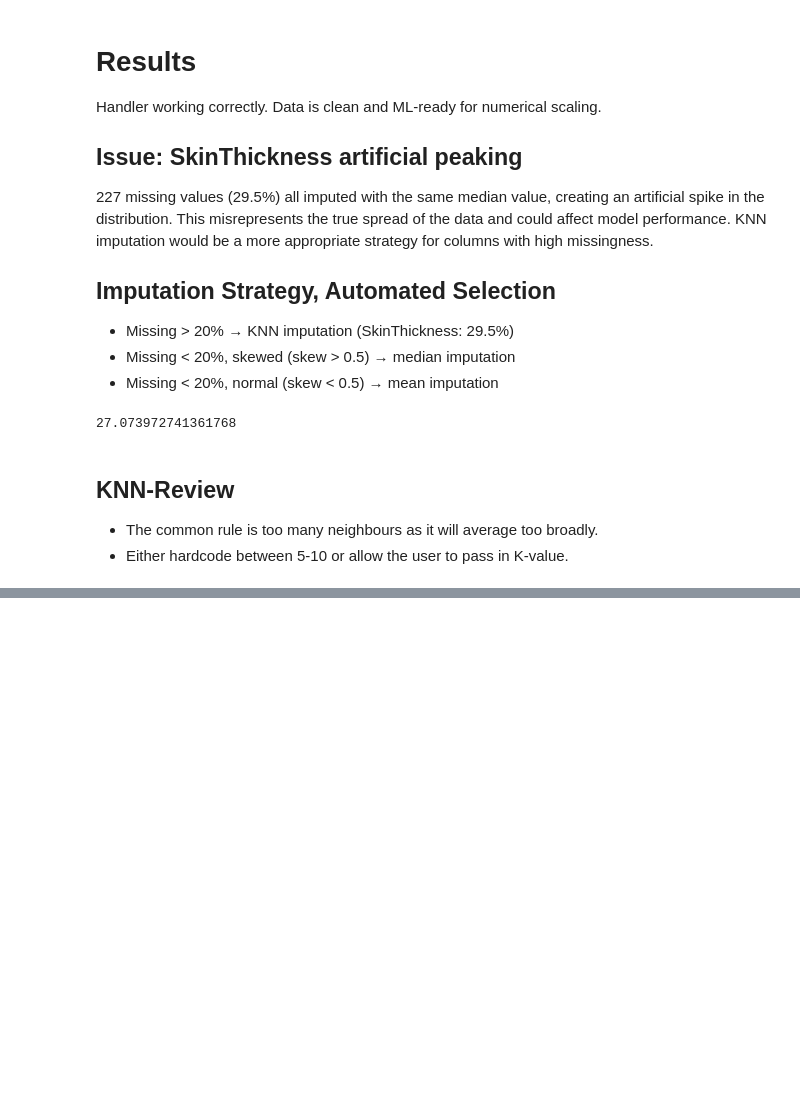
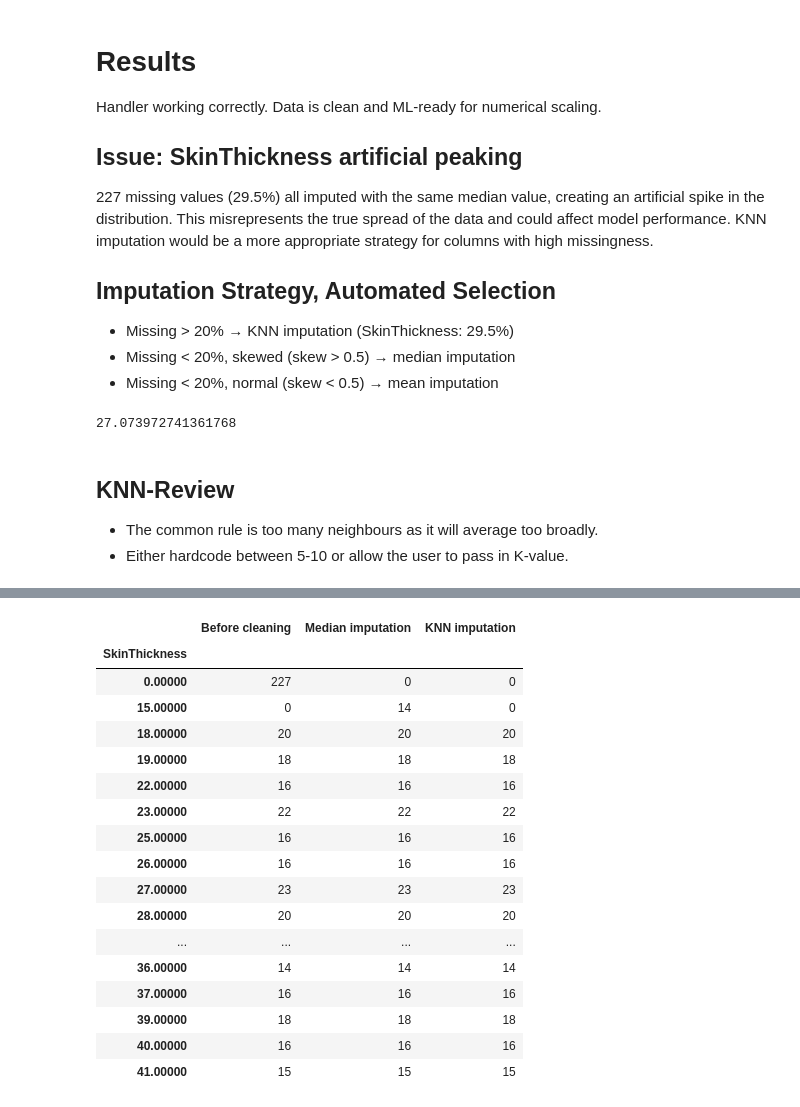
Before and after one commit to IeuanBissell/health-preprocessing-pipeline, a Jupyter notebook: pipeline/preprocessors/notebooks/test_missing.ipynb, the cells around one changed output, grey strips where cells are left out. Cells and saved outputs as stored; diff of their text form; code cells hidden in the pictures; blank space fills up the shorter version.

```diff
--- a/pipeline/preprocessors/notebooks/test_missing.ipynb
+++ b/pipeline/preprocessors/notebooks/test_missing.ipynb
@@ -113,0 +180,27 @@ math.sqrt(733)
+# %%
+comparison = pd.DataFrame({
+    'Before cleaning': df['SkinThickness'].value_counts().head(20),
+    'Median imputation': df_clean['SkinThickness'].value_counts().head(20),
+    'KNN imputation': df_clean_revised['SkinThickness'].value_counts().head(20)
+}).fillna(0).astype(int)
+
+comparison
+# %% [output]
+|  | Before cleaning | Median imputation | KNN imputation |
+| SkinThickness |  |  |  |
+| 0.00000 | 227 | 0 | 0 |
+| 15.00000 | 0 | 14 | 0 |
+| 18.00000 | 20 | 20 | 20 |
+| 19.00000 | 18 | 18 | 18 |
+| 22.00000 | 16 | 16 | 16 |
+| 23.00000 | 22 | 22 | 22 |
+| 25.00000 | 16 | 16 | 16 |
+| 26.00000 | 16 | 16 | 16 |
+| 27.00000 | 23 | 23 | 23 |
+| 28.00000 | 20 | 20 | 20 |
+| ... | ... | ... | ... |
+| 36.00000 | 14 | 14 | 14 |
+| 37.00000 | 16 | 16 | 16 |
+| 39.00000 | 18 | 18 | 18 |
+| 40.00000 | 16 | 16 | 16 |
+| 41.00000 | 15 | 15 | 15 |
```
Also changed, not shown: parts of 10 cells of this notebook.
